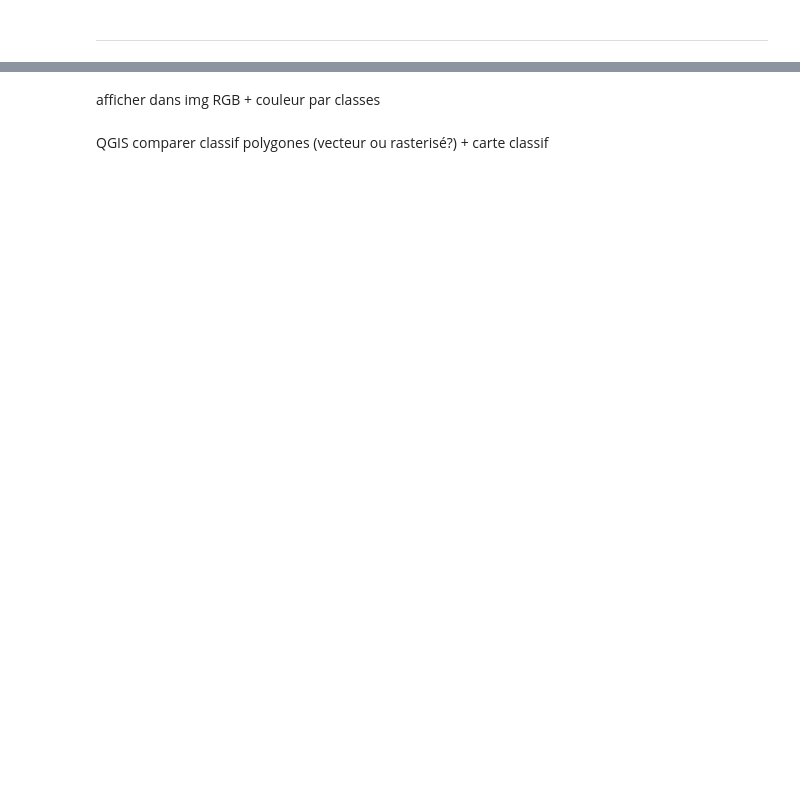
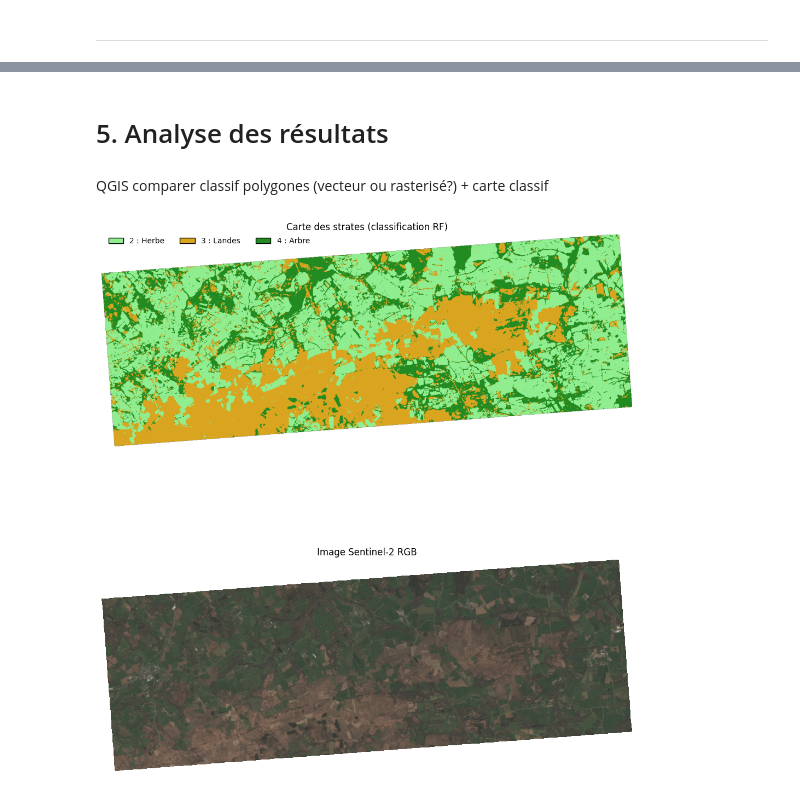
Before and after one commit to marion-billy/projet_telea_landes, a Jupyter notebook: projet_telea_BILLY_MARION.ipynb, the cells around one changed output, grey strips where cells are left out. Saved outputs shown, nothing was run; the diff lists cells and outputs as text; code cells hidden in the pictures; blank space fills up the shorter version.

```diff
--- a/projet_telea_BILLY_MARION.ipynb
+++ b/projet_telea_BILLY_MARION.ipynb
@@ -746,4 +595,61 @@ plt.show()
-# %% [markdown]
-afficher dans img RGB + couleur par classes
+# %% [markdown]
+# 5. Analyse des résultats
 # %% [markdown]
 QGIS comparer classif polygones (vecteur ou rasterisé?) + carte classif
+# %%
+# Indices des bandes dans le stack
+idx_B02 = band_order.index("B02")
+idx_B03 = band_order.index("B03")
+idx_B04 = band_order.index("B04")
+
+# Construire le RGB
+rgb = np.dstack((
+    array_stack[:, :, idx_B04],  # R
+    array_stack[:, :, idx_B03],  # G
+    array_stack[:, :, idx_B02]   # B
+))
+rgb = rgb.astype(float)
+rgb /= np.nanmax(rgb)
+
+fig, axes = plt.subplots(2, 1, figsize=(10, 12))
+
+# Carte de classification
+
+classes = [2, 3, 4]
+labels = ['Herbe', 'Landes', 'Arbre']
+colors = ['lightgreen', 'goldenrod', 'forestgreen']
+
+cmap = ListedColormap(colors)
+norm = BoundaryNorm([1.5, 2.5, 3.5, 4.5], cmap.N)
+
+masked_raster = np.ma.masked_equal(y_pred_raster, nodata_val)
+
+axes[0].imshow(masked_raster, cmap=cmap, norm=norm)
+axes[0].set_title("Carte des strates (classification RF)")
+axes[0].axis("off")
+
+legend_elements = [
+    Patch(facecolor=colors[i], edgecolor='black',
+          label=f"{classes[i]} : {labels[i]}")
+    for i in range(len(classes))
+]
+
+axes[0].legend(
+    handles=legend_elements,
+    loc="upper left",
+    bbox_to_anchor=(0, 1.02),
+    ncol=3,
+    frameon=False
+)
+
+# Image RGB
+
+axes[1].imshow(rgb)
+axes[1].set_title("Image Sentinel-2 RGB")
+axes[1].axis("off")
+
+plt.tight_layout()
+plt.subplots_adjust(hspace=0.03)
+plt.show()
+# %% [output]
+[figure, added]
```
Also changed, not shown: parts of 29 cells of this notebook, 2 other files.
